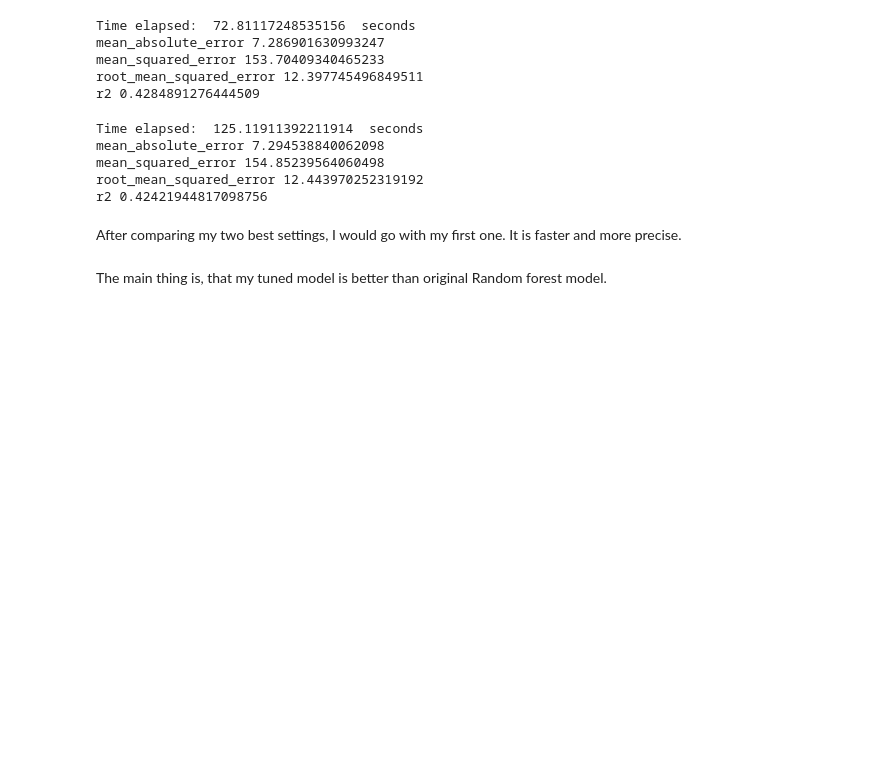
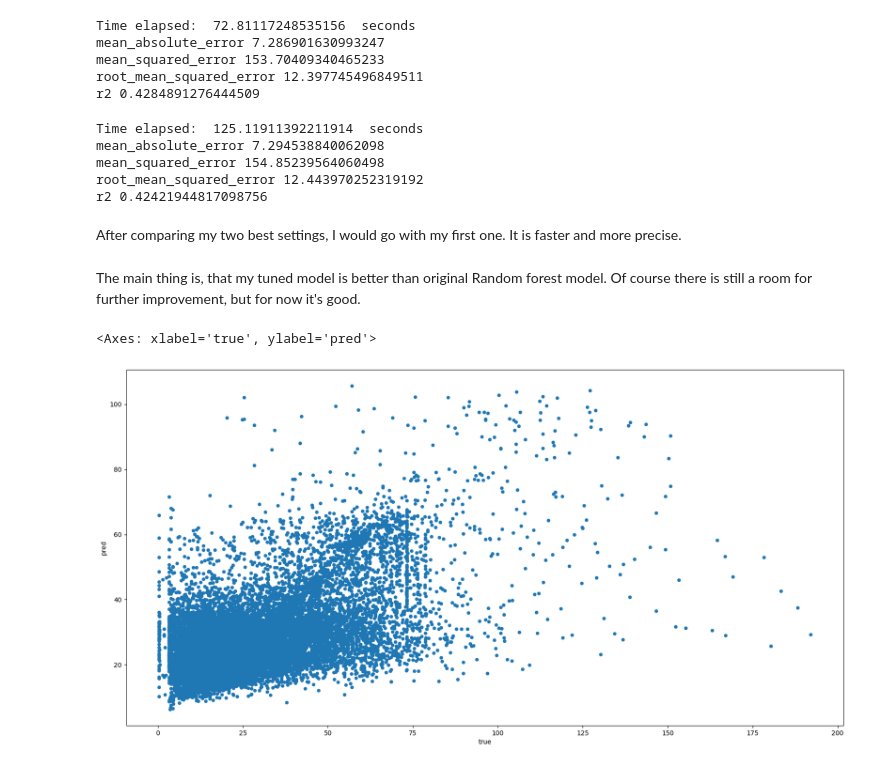
Before and after one commit to AndreaMaratova/New-York-Taxi-Analysis, a Jupyter notebook: Presentable notebook.ipynb, the cells around one changed output. Drawn from its saved outputs; the diff is of its cells as text; code cells hidden in the pictures; blank space fills up the shorter version.

```diff
--- a/Presentable notebook.ipynb
+++ b/Presentable notebook.ipynb
@@ -1336,4 +1336,12 @@ r2 0.42421944817098756
 # %% [markdown]
 After comparing my two best settings, I would go with my first one. It is faster and more precise.
 # %% [markdown]
-The main thing is, that my tuned model is better than original Random forest model.
+The main thing is, that my tuned model is better than original Random forest model. Of course there is still a room for further improvement, but for now it's good.
+# %%
+data = {"true": y_test, "pred": y_pred}
+results = pd.DataFrame(data)
+
+results.plot(figsize = (20,10), kind = "scatter", x = "true", y = "pred")
+# %% [output]
+<Axes: xlabel='true', ylabel='pred'>
+[figure, added]
```
